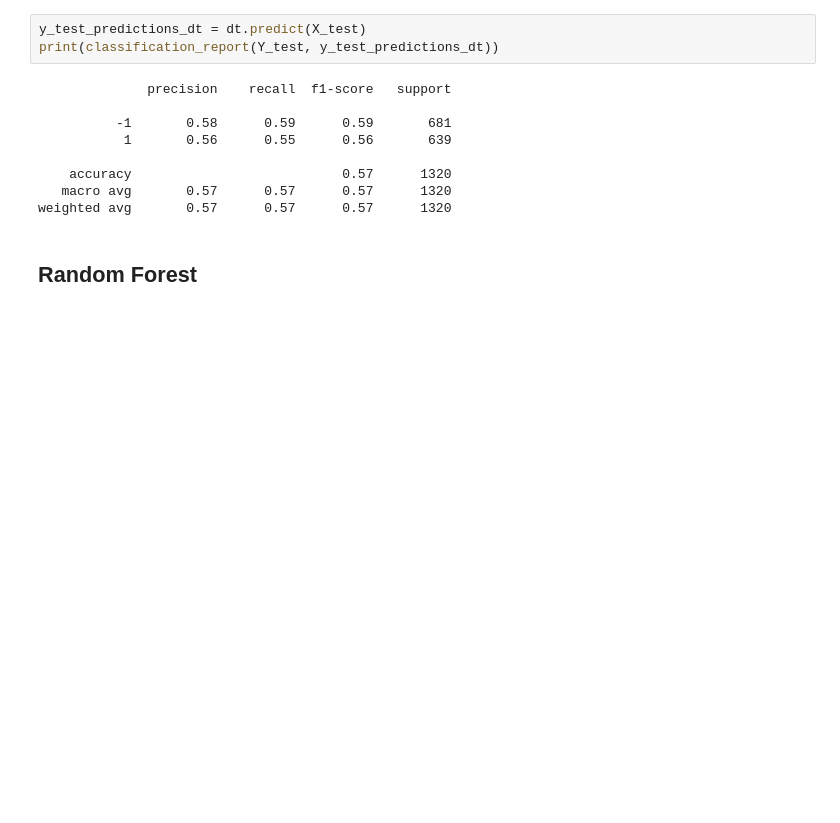
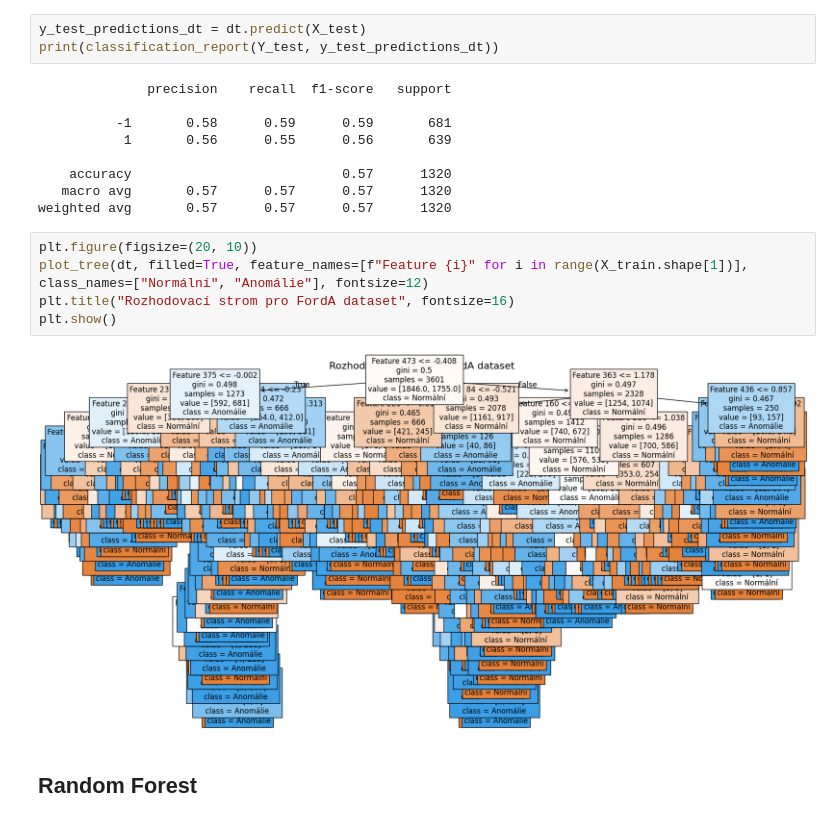
Before and after one commit to SLI0124/semestralni-projekt, a Jupyter notebook: notebooks/classification/ford_a.ipynb, the cells around one changed output. Drawn from its saved outputs; the diff is of its cells as text; blank space fills up the shorter version.

```diff
--- a/notebooks/classification/ford_a.ipynb
+++ b/notebooks/classification/ford_a.ipynb
@@ -281,6 +305,13 @@ print(classification_report(Y_test, y_test_predictions_dt))
     accuracy                           0.57      1320
    macro avg       0.57      0.57      0.57      1320
 weighted avg       0.57      0.57      0.57      1320
+# %%
+plt.figure(figsize=(20, 10))
+plot_tree(dt, filled=True, feature_names=[f"Feature {i}" for i in range(X_train.shape[1])], class_names=["Normální", "Anomálie"], fontsize=12)
+plt.title("Rozhodovací strom pro FordA dataset", fontsize=16)
+plt.show()
+# %% [output]
+[figure, added]
 # %% [markdown]
 ## Random Forest
 # %%
```
Also changed, not shown: parts of 4 cells of this notebook, 2 other files.
